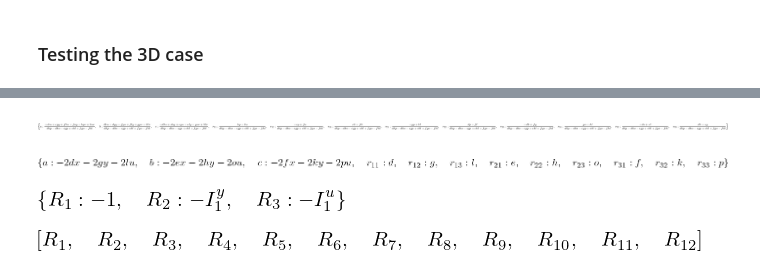
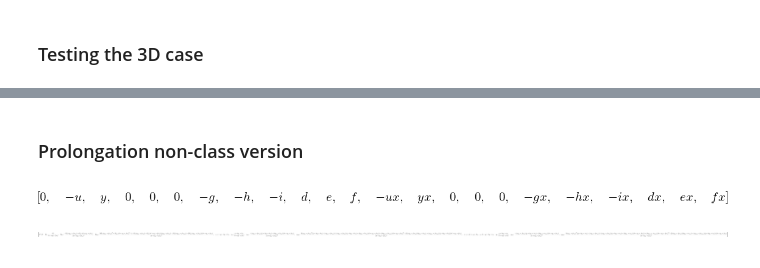
Before and after one commit to broom010/Lie_Symmetry, a Jupyter notebook: Invariant Euler Lagrange - refresh 2.ipynb, the cells around one changed output, grey strips where cells are left out. Saved outputs shown, nothing was run; the diff lists cells and outputs as text; code cells hidden in the pictures.

```diff
--- a/Invariant Euler Lagrange - refresh 2.ipynb
+++ b/Invariant Euler Lagrange - refresh 2.ipynb
@@ -101,0 +146,16 @@ KeyError: R4
+# %% [markdown]
+### Prolongation non-class version
+# %%
+x=symbols('x')
+y=symbols('y')
+u=symbols('u')
+
+a = symbols('a')
+b = symbols('b')
+c = symbols('c')
+d = symbols('d')
+e = symbols('e')
+f = symbols('f')
+g = symbols('g')
+h = symbols('h')
+i = symbols('i')
@@ -102,4 +166,8 @@ KeyError: R4
+# %%
+A
+# %% [output]
+[figure, added]
 # %%
-g.frame
+g.transformed_subs_backward
 # %% [output]
-[figure, old version]
+[figure, new version]
@@ -115,12 +173,0 @@ g.frame = {lp.a:(-lp.d*lp.x-lp.g*lp.y-lp.l*lp.u-lp.d*lp.x-lp.g*lp.y-lp.l*lp.u).s
-# %%
-g.frame
-# %% [output]
-[figure, removed]
-# %%
-g.mc_invariants
-# %% [output]
-[figure, removed]
-# %%
-g.Ri
-# %% [output]
-[figure, removed]
```
Also changed, not shown: parts of 25 cells of this notebook, 9 other files.
